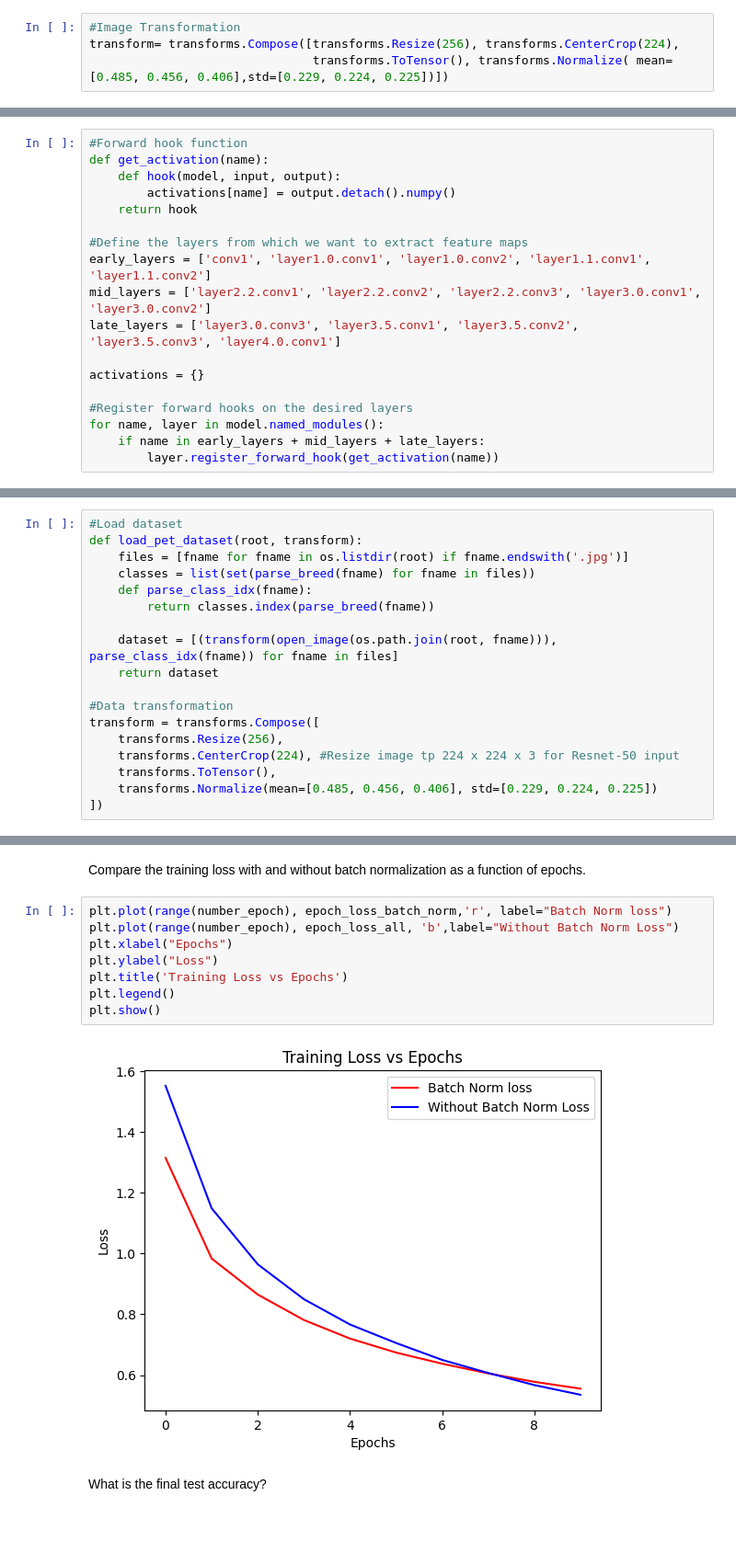
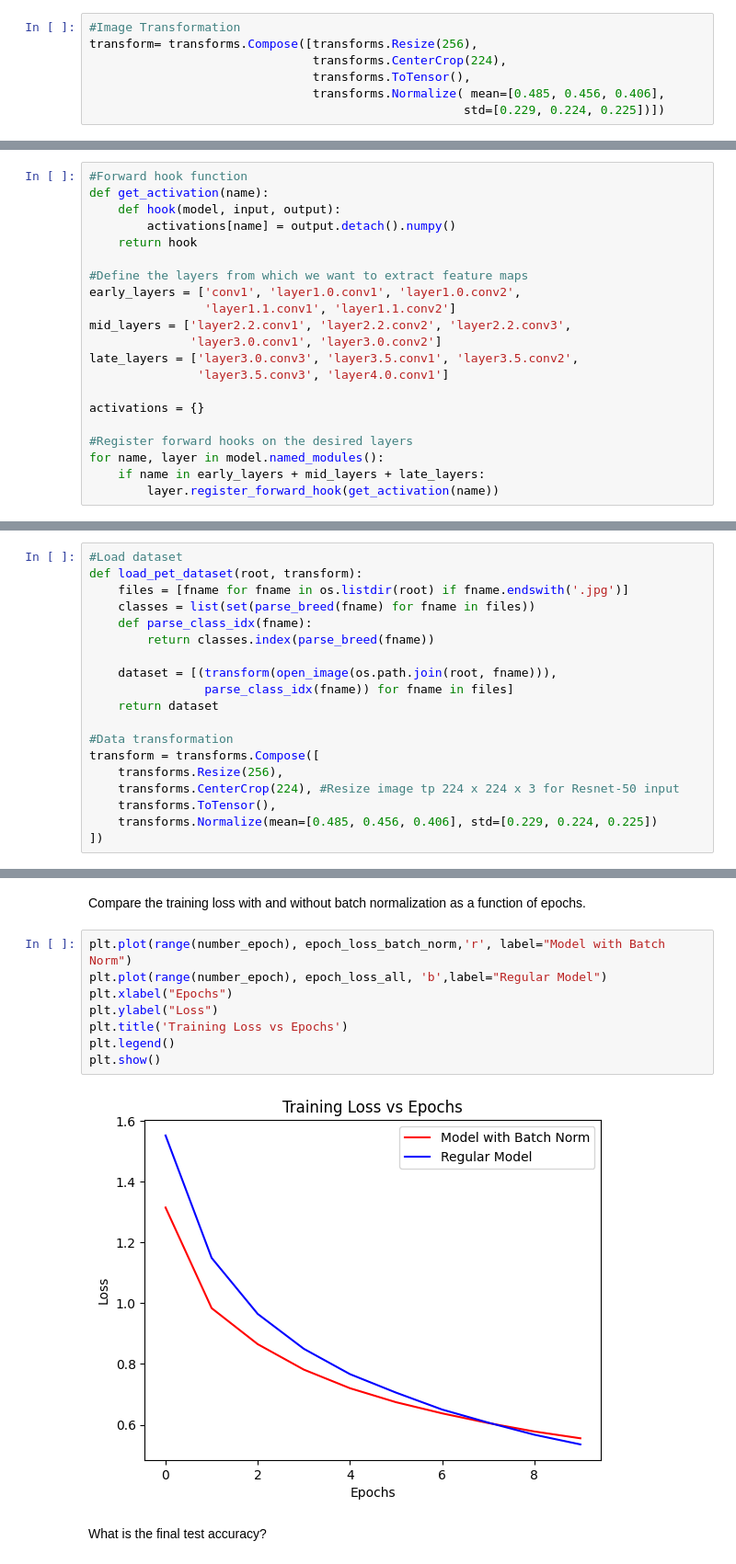
Before and after one commit to anastasiarenata1/deeplearning, a Jupyter notebook: ResNet-50_Transfer_Learning_Transformers.ipynb, the cells around one changed output, grey strips where cells are left out. Shown at 92% size. Saved outputs shown, nothing was run; the diff lists cells and outputs as text; blank space fills up the shorter version.

```diff
--- a/ResNet-50_Transfer_Learning_Transformers.ipynb
+++ b/ResNet-50_Transfer_Learning_Transformers.ipynb
@@ -89,8 +89,11 @@ ResNet(
 )
 # %%
 #Image Transformation
-transform= transforms.Compose([transforms.Resize(256), transforms.CenterCrop(224),
-                               transforms.ToTensor(), transforms.Normalize( mean=[0.485, 0.456, 0.406],std=[0.229, 0.224, 0.225])])
+transform= transforms.Compose([transforms.Resize(256),
+                               transforms.CenterCrop(224),
+                               transforms.ToTensor(),
+                               transforms.Normalize( mean=[0.485, 0.456, 0.406],
+                                                    std=[0.229, 0.224, 0.225])])
 # %%
 from google.colab import drive
 drive.mount('/content/drive')
@@ -117,9 +121,12 @@ def get_activation(name):
     return hook
 
 #Define the layers from which we want to extract feature maps
-early_layers = ['conv1', 'layer1.0.conv1', 'layer1.0.conv2', 'layer1.1.conv1', 'layer1.1.conv2']
-mid_layers = ['layer2.2.conv1', 'layer2.2.conv2', 'layer2.2.conv3', 'layer3.0.conv1', 'layer3.0.conv2']
-late_layers = ['layer3.0.conv3', 'layer3.5.conv1', 'layer3.5.conv2', 'layer3.5.conv3', 'layer4.0.conv1']
+early_layers = ['conv1', 'layer1.0.conv1', 'layer1.0.conv2',
+                'layer1.1.conv1', 'layer1.1.conv2']
+mid_layers = ['layer2.2.conv1', 'layer2.2.conv2', 'layer2.2.conv3',
+              'layer3.0.conv1', 'layer3.0.conv2']
+late_layers = ['layer3.0.conv3', 'layer3.5.conv1', 'layer3.5.conv2',
+               'layer3.5.conv3', 'layer4.0.conv1']
 
 activations = {}
 
@@ -289,7 +296,8 @@ def load_pet_dataset(root, transform):
     def parse_class_idx(fname):
         return classes.index(parse_breed(fname))
 
-    dataset = [(transform(open_image(os.path.join(root, fname))), parse_class_idx(fname)) for fname in files]
+    dataset = [(transform(open_image(os.path.join(root, fname))),
+                parse_class_idx(fname)) for fname in files]
     return dataset
 
 #Data transformation
@@ -593,15 +601,15 @@ epoch_loss_batch_norm= train_model(model_batch_norm, train_loader, number_epoch,
 # %% [markdown]
 Compare the training loss with and without batch normalization as a function of epochs.
 # %%
-plt.plot(range(number_epoch), epoch_loss_batch_norm,'r', label="Batch Norm loss")
-plt.plot(range(number_epoch), epoch_loss_all, 'b',label="Without Batch Norm Loss")
+plt.plot(range(number_epoch), epoch_loss_batch_norm,'r', label="Model with Batch Norm")
+plt.plot(range(number_epoch), epoch_loss_all, 'b',label="Regular Model")
 plt.xlabel("Epochs")
 plt.ylabel("Loss")
 plt.title('Training Loss vs Epochs')
 plt.legend()
 plt.show()
 # %% [output]
-[figure, old version]
+[figure, new version]
 # %% [markdown]
 What is the final test accuracy?
 # %%
```
Also changed, not shown: parts of 1 cell of this notebook.
